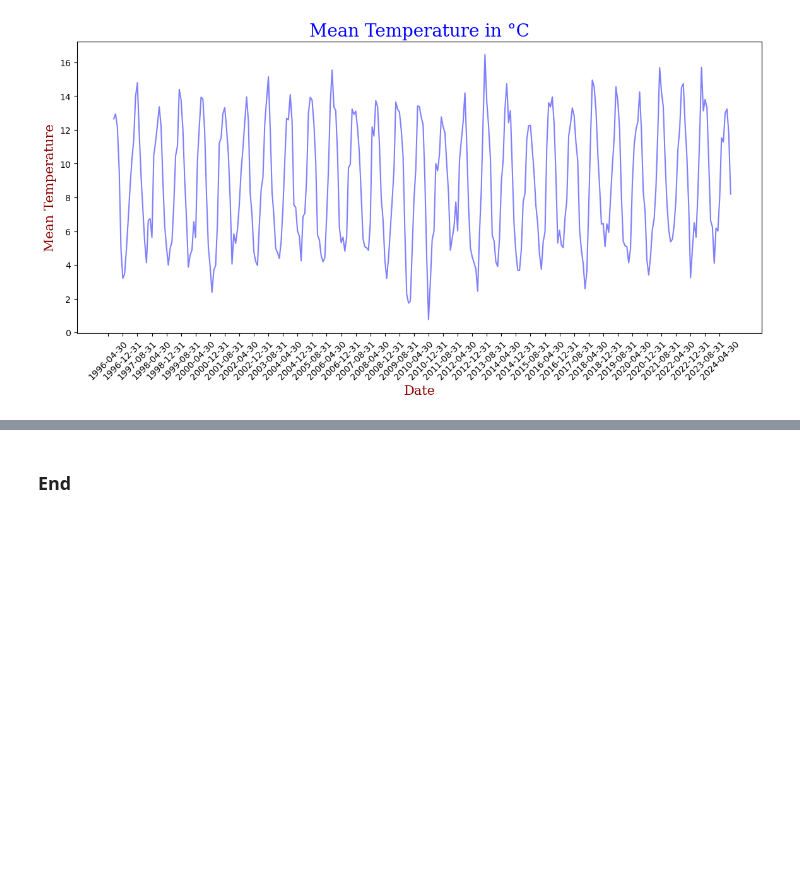
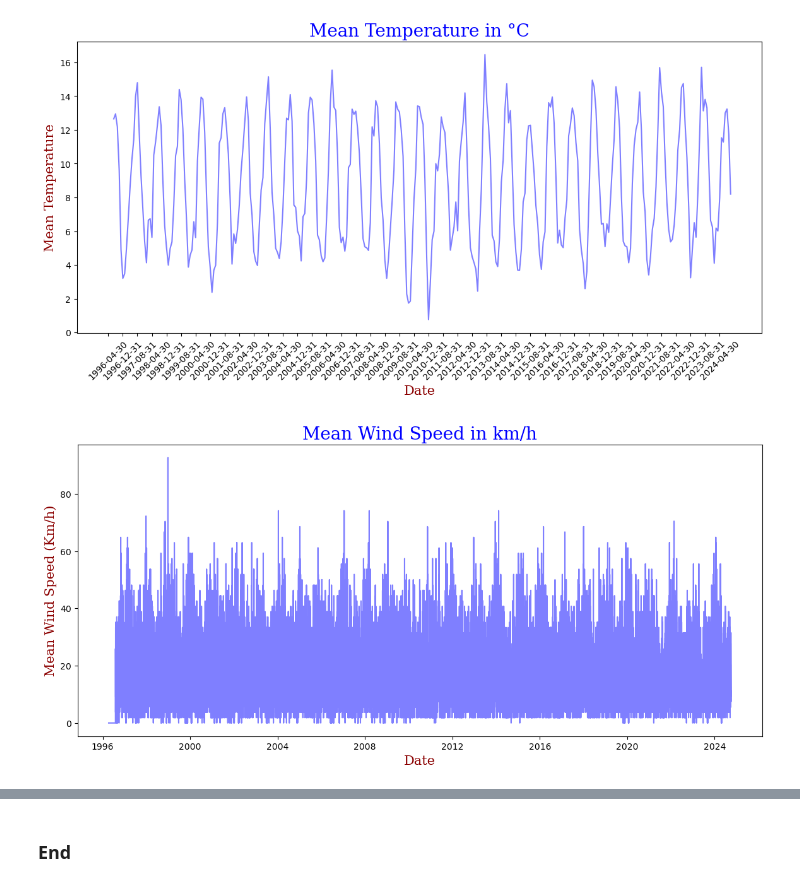
Before and after one commit to MikeCurleyCoosan/PFDA, a Jupyter notebook: PFDA_assignments/assignment06_weather.ipynb, the cells around one changed output, grey strips where cells are left out. Drawn from its saved outputs; the diff is of its cells as text; code cells hidden in the pictures; blank space fills up the shorter version.

```diff
--- a/PFDA_assignments/assignment06_weather.ipynb
+++ b/PFDA_assignments/assignment06_weather.ipynb
@@ -202,3 +202,31 @@ plt.xticks(rotation=45)
   Text(328, 0, '2023-08-31'),
   Text(336, 0, '2024-04-30')])
 [figure]
+# %%
+#The windspeed data is in knots. We can convert this to km/h by multiplying by 1.852
+#Firstly though, we need to deal with the missing values in the dataset
+#We can use the interpolate method to fill in the missing values
+#The interpolate method uses linear interpolation to fill in the missing values
+#We can then convert the windspeed data to km/h by multiplying by 1.852
+
+df['Mean Wind Speed (knot)'] = df['Mean Wind Speed (knot)'].interpolate()
+
+#Convert the windspeed data to km/h
+df['Mean Wind Speed (km/h)'] = df['Mean Wind Speed (knot)'] * 1.852
+
+#Plot the windspeed data
+fig, ax = plt.subplots(figsize=(14, 6))
+
+#Set the colors for the pie chart.
+colors = ['blue', 'green', 'red']
+
+#Set the font for the x and y axis labels and the title
+font1 = {'family':'serif','color':'blue','size':20}
+font2 = {'family':'serif','color':'darkred','size':15}
+
+ax.plot(df['Date_only'], df['Mean Wind Speed (km/h)'], color='blue', alpha=0.5)
+ax.set_title('Mean Wind Speed in km/h', fontdict = font1)
+ax.set_xlabel('Date', fontdict = font2)
+ax.set_ylabel('Mean Wind Speed (Km/h)', fontdict = font2);
+# %% [output]
+[figure, added]
```
Also changed, not shown: parts of 2 cells of this notebook, 1 other file.
